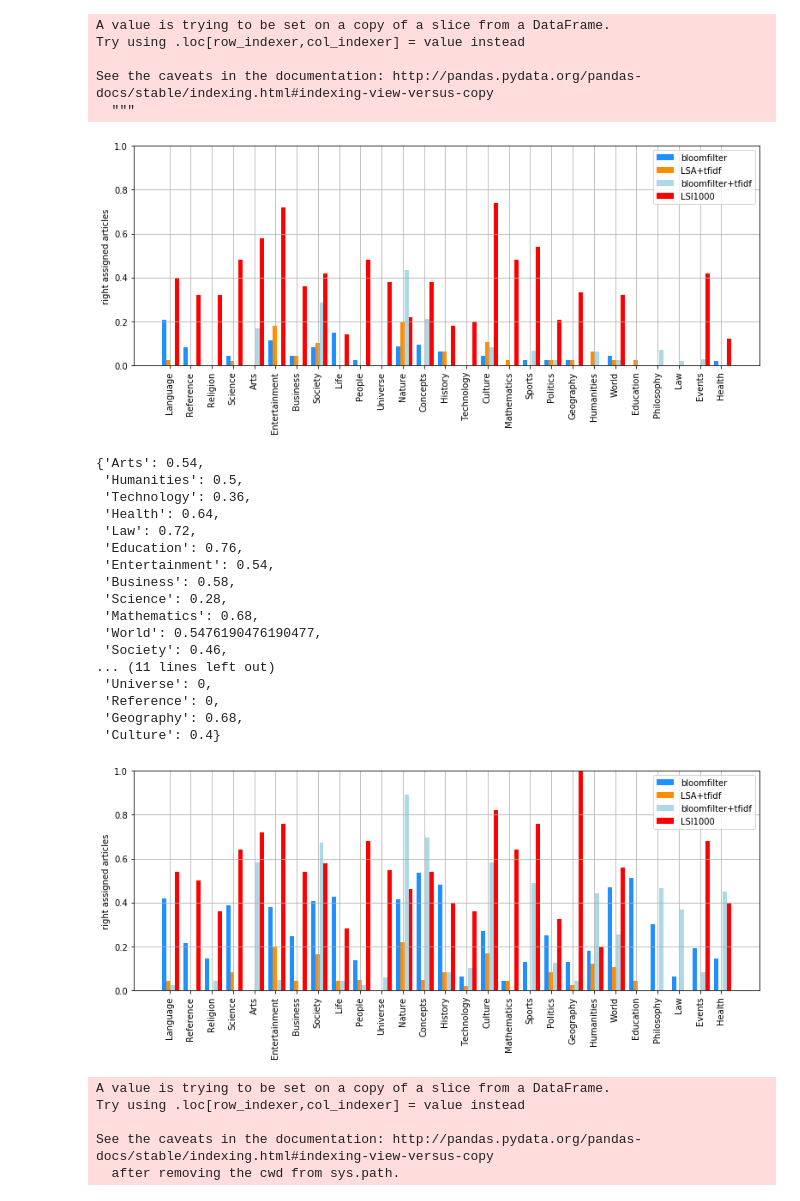
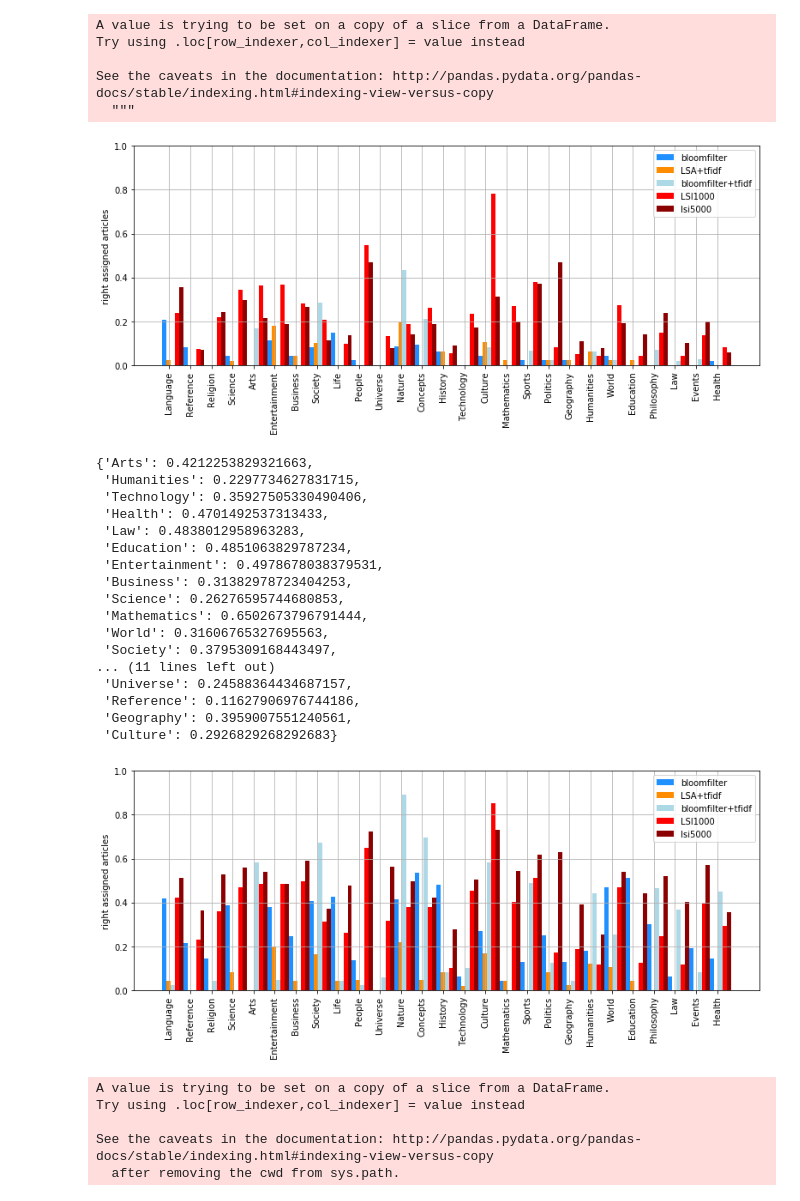
Before and after one commit to haidertom/WikipediaCategorization, a Jupyter notebook: Notebooks/ResultAnalysis.ipynb, the cells around one changed output. Drawn from its saved outputs; the diff is of its cells as text; code cells hidden in the pictures.

```diff
--- a/Notebooks/ResultAnalysis.ipynb
+++ b/Notebooks/ResultAnalysis.ipynb
@@ -6,5 +6,5 @@ import numpy as np
 tf1 = pd.read_csv('../TestResults/RandomBaseline01.csv')
 tf2 = pd.read_csv('../TestResults/RandomBaseline02.csv')
 tf3 = pd.read_csv('../TestResults/RandomBaseline03.csv')
-tf4 = pd.read_csv('../TestResults/BigBaseline02.csv')
-tf5 = pd.read_csv('../TestResults/Test_Baseline_10000_1000')
+tf4 = pd.read_csv('../TestResults/Test_Baseline_1000_1000.csv')
+tf5 = pd.read_csv('../TestResults/Test_Baseline_10000_1000.csv')
@@ -130,52 +129,52 @@ See the caveats in the documentation: http://pandas.pydata.org/pandas-docs/stabl
 # %%
 ind = np.arange(len(bf_res01))    # the x locations for the groups
 width = 0.2       # the width of the bars
 
 fig, ax = plt.subplots(figsize=(11,5))
 
 
 
 p1 = ax.bar(ind-width,list(bf_res01.values()),width, align='center',color='dodgerblue')
 p2 = ax.bar(ind,list(lsi_res01.values()),width, align='center',color='darkorange')
 p3 = ax.bar(ind+width,list(bf_res02.values()),width, align='center',color='lightblue')
 p4 = ax.bar(ind+width*2,list(lsi_res04.values()),width, align='center',color='red')
-p5 = ax.bar(ind+width*2,list(lsi_res05.values()),width, align='center',color='darkred')
+p5 = ax.bar(ind+width*3,list(lsi_res05.values()),width, align='center',color='darkred')
 
 
 
 
 
 ax.set_xticks(ind + width / 6)
 ax.set_xticklabels(list(bf_res01.keys()),rotation='vertical')
 ax.legend((p1[0], p2[0], p3[0], p4[0],p5[0]), ('bloomfilter', 'LSA+tfidf','bloomfilter+tfidf','LSI1000','lsi5000'))
 ax.set_ylim([0,1])
 ax.set_ylabel('right assigned articles')
 ax.grid()
 plt.tight_layout()
-#plt.savefig('../TestResults/accurance.png',dpi=500)
+plt.savefig('../TestResults/accurance.png',dpi=500)
 plt.show()
 # %% [output]
-[figure, old version]
+[figure, new version]
 # %%
 LSI_Rh_res02
 # %% [output]
-{'Arts': 0.54,
- 'Humanities': 0.5,
- 'Technology': 0.36,
- 'Health': 0.64,
- 'Law': 0.72,
- 'Education': 0.76,
- 'Entertainment': 0.54,
- 'Business': 0.58,
- 'Science': 0.28,
- 'Mathematics': 0.68,
- 'World': 0.5476190476190477,
- 'Society': 0.46,
+{'Arts': 0.4212253829321663,
+ 'Humanities': 0.2297734627831715,
+ 'Technology': 0.35927505330490406,
+ 'Health': 0.4701492537313433,
+ 'Law': 0.4838012958963283,
+ 'Education': 0.4851063829787234,
+ 'Entertainment': 0.4978678038379531,
+ 'Business': 0.31382978723404253,
+ 'Science': 0.26276595744680853,
+ 'Mathematics': 0.6502673796791444,
+ 'World': 0.31606765327695563,
+ 'Society': 0.3795309168443497,
 ... (11 lines left out)
- 'Universe': 0,
- 'Reference': 0,
- 'Geography': 0.68,
- 'Culture': 0.4}
+ 'Universe': 0.24588364434687157,
+ 'Reference': 0.11627906976744186,
+ 'Geography': 0.3959007551240561,
+ 'Culture': 0.2926829268292683}
 # %%
 ind = np.arange(len(bf_res01))    # the x locations for the groups
 width = 0.2         # the width of the bars
@@ -203,7 +202,7 @@ plt.savefig('../TestResults/rangeAccurance.png',dpi=500)
 
 plt.show()
 # %% [output]
-[figure, old version]
+[figure, new version]
 # %%
 nlargest = 3
 order = np.argsort(-df.values, axis=1)[:, :nlargest]
```
Also changed, not shown: parts of 6 cells of this notebook, 35 other files.
